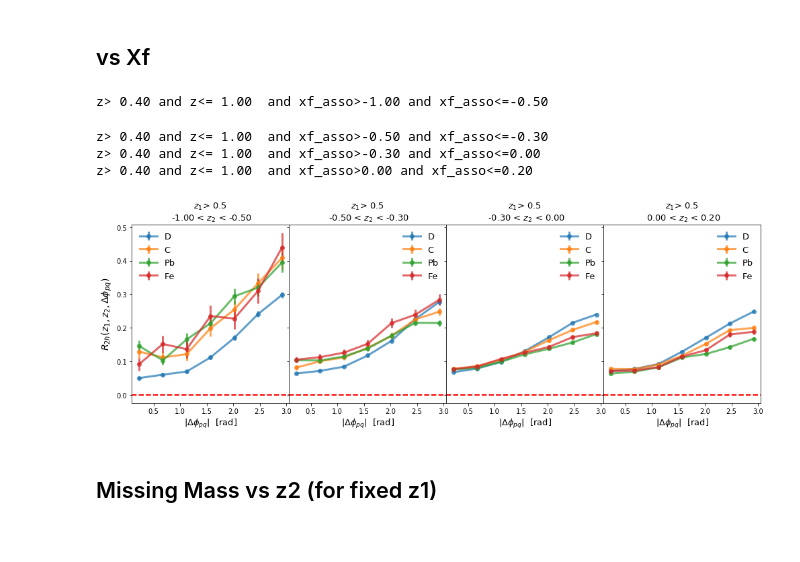
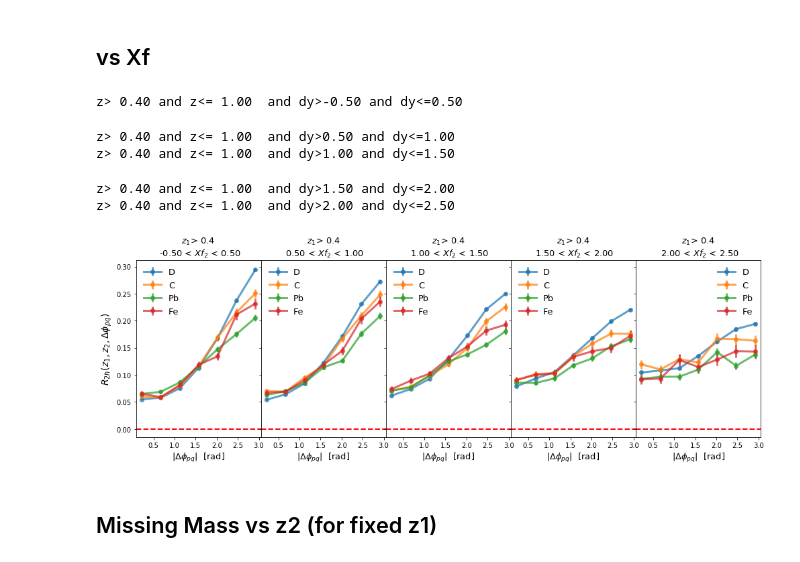
Before and after one commit to miguelignacio/eg2dihadron, a Jupyter notebook: EG2_2picorrelations.ipynb, the cells around one changed output. Drawn from its saved outputs; the diff is of its cells as text; code cells hidden in the pictures.

Commit message:
adding rapidity difference variable in ntuples and in binning of main plots; adding Russian neutrino-experiment data

```diff
--- a/EG2_2picorrelations.ipynb
+++ b/EG2_2picorrelations.ipynb
@@ -23,12 +23,12 @@ class correlation:
     def __init__(self, ntriggers, df, df_mixed):
 
         self.nbins_dphi = 7#32
-        self.nbins_deta = 8#16
+        self.nbins_deta = 18#16
         self.ntriggers = ntriggers
         self.phibins = np.linspace(0, np.pi, self.nbins_dphi+1)#16+1) #was 16+1
         #        self.phibins = np.linspace(-np.pi, np.pi, self.nbins_dphi+1)#16+1) #was 16+1
         #self.etabins = np.linspace(-np.pi, np.pi, self.nbins_deta+1)#16+1) #was 16+1
-        self.etabins = np.linspace(-1, 1, self.nbins_deta+1) #was 16+1
+        self.etabins = np.linspace(-0.5, 4, self.nbins_deta+1) #was 16+1
 
 
         self.bincenters_dphi = [np.mean([x, y]) for (x, y) in zip(self.phibins[:-1], self.phibins[1:])]
@@ -55,10 +55,10 @@ class correlation:
         self.sameh_deta =myHisto(deta, self.etabins) # np.histogram(dphi, self.phibins)[0]
         self.sameh_deta.norm(ntriggers)
         self.mixh_deta  =myHisto(mixed_deta, self.etabins)
-        norm = max(self.mixh_deta.y) #sum(self.mixh_deta.y)/self.nbins_deta
+        norm = sum(self.mixh_deta.y)/self.nbins_deta #sum(self.mixh_deta.y)/self.nbins_deta
         self.mixh_deta.norm(norm)
-        #self.corr_deta     = np.true_divide(self.sameh_deta.y,self.mixh_deta.y)
-        #self.corr_deta_err = np.true_divide(self.sameh_deta.yerr,self.mixh_deta.y)
+        self.corr_deta     = np.true_divide(self.sameh_deta.y,self.mixh_deta.y)
+        self.corr_deta_err = np.true_divide(self.sameh_deta.yerr,self.mixh_deta.y)
 
         # 2D correlations
 
@@ -81,6 +81,10 @@ class correlation:
         self.t, self.t_x = np.histogram(df['t'],range=(0.0,5.0),normed = True, bins=50)
         self.t_mix, self.t_x = np.histogram(df_mixed['t'],range=(0.0,5.0),normed=True,bins=50)
         self.t_x = (self.t_x[1:] + self.t_x[:-1])/2.0
+
+        self.dipion_pt, self.dipion_pt_x = np.histogram(df['dipion_pt'],range=(0.0,2.0),normed = True, bins=50)
+        self.dipion_pt_mix, self.dipion_pt_x = np.histogram(df_mixed['dipion_pt'],range=(0.0,2.0),normed=True,bins=50)
+        self.dipion_pt_x = (self.dipion_pt_x[1:] + self.dipion_pt_x[:-1])/2.0
 
 
     def normalize(self,norma):
@@ -117,8 +121,8 @@ def getRatio(df_A,df_D,df_trigger_A,df_trigger_D, query=''):
     #get number of pions with z>0.5
     norm_A = df_trigger_A.query('z>0.5').shape[0]
     norm_D = df_trigger_D.query('z>0.5').shape[0]
-    y_A, x_conditional = np.histogram(df_A.query('z>0.5 '+query)['z_asso'],bins=np.logspace(np.log10(0.05), np.log10(0.5),10))
-    y_D, x_conditional = np.histogram(df_D.query('z>0.5 '+query)['z_asso'],bins=np.logspace(np.log10(0.05), np.log10(0.5),10))
+    y_A, x_conditional = np.histogram(df_A.query('z>0.5 '+query)['z_asso'],bins=np.logspace(np.log10(0.05), np.log10(0.5),8))
+    y_D, x_conditional = np.histogram(df_D.query('z>0.5 '+query)['z_asso'],bins=np.logspace(np.log10(0.05), np.log10(0.5),8))
     x_conditional = (x_conditional[1:] + x_conditional[:-1])/2.0
     err_A = np.true_divide(np.sqrt(y_A),y_A)
     err_D = np.true_divide(np.sqrt(y_D),y_D)
@@ -128,6 +132,22 @@ def getRatio(df_A,df_D,df_trigger_A,df_trigger_D, query=''):
     error_conditional = np.multiply(ratio_conditional, np.sqrt(np.power(err_A,2.0) + np.power(err_D,2.0)))
 
     return ratio_conditional,error_conditional,x_conditional
+# %%
+def applyCut(inputDataframe, cut, text=None):
+    nbeforecut = inputDataframe.shape[0]
+    cutDataframe = inputDataframe.query(cut)
+    if text:
+        print text, cutDataframe.shape[0], ' (%2.2f '%(100.0*cutDataframe.shape[0]/nbeforecut), '%)'
+    return cutDataframe
+def applyCuts(fullDataframe,name='default',isMC=False):
+    dataframe = fullDataframe
+    print 'Entries before cut ', dataframe.shape[0]
+    dataframe.eval('inelasticity = Nu/5.014', inplace=True)
+    dataframe = applyCut(dataframe, 'Q2>1.0', 'Q2>1.0 :')
+    #dataframe = applyCut(dataframe, 'W>2.0', 'W>2.0 :')
+    dataframe = applyCut(dataframe, 'z>0.4', 'z>0.4 :')
+    dataframe = applyCut(dataframe, 'inelasticity<0.85','inelasticity < 0.85')
+    return dataframe
 # %% [markdown]
 ## Get data from Ntuples to dataframes
 # %%
@@ -158,0 +181,4 @@ df['D_trigger'] = pd.concat([df['D_Pb_trigger'],df['D_Fe_trigger'],df['D_C_trigg
+# %%
+for key in df.keys():
+    print key
+    df[key] = applyCuts(df[key])
@@ -375,15 +495,15 @@ z> 0.50 and z<= 1.00  and z_asso>0.35 and z_asso<=0.50
 # %% [markdown]
 ## vs Xf
 # %%
-fig, axs = plt.subplots(1, 4,sharex=True,sharey=True, figsize=(14,5), gridspec_kw={'wspace':0})
-asso_Edges = [-1.0,-0.5,-0.3,0.0,0.2]
+fig, axs = plt.subplots(1, 5,sharex=True,sharey=True, figsize=(14,5), gridspec_kw={'wspace':0})
+asso_Edges = [-0.5,0.5,1.0,1.5,2.0,2.5]
 #asso_Edges =np.logspace(np.log10(0.05), np.log10(0.5),5)
 
 asso_bins = [(x, y) for (x, y) in zip(asso_Edges[:-1], asso_Edges[1:])]
 
 for j, asso_bin in enumerate(asso_bins):
     query_trigger = 'z> %2.2f and z<= %2.2f '%(0.4,1.0)
-    query_asso = 'xf_asso>%2.2f and xf_asso<=%2.2f'%(asso_bin[0],asso_bin[1])
+    query_asso = 'dy>%2.2f and dy<=%2.2f'%(asso_bin[0],asso_bin[1])
     query_total = query_trigger + ' and '+ query_asso
     print query_total
 
@@ -414,38 +534,39 @@ for j, asso_bin in enumerate(asso_bins):
 
     ##Combined deuterium for plotting purposes
     corr_D = correlation(df['D_trigger'].query(query_trigger).shape[0], df['D'].query(query_total), df['D_mix'].query(query_total))
     corr_D.normalize(np.sum(corr_D.corr_dphi))
 
     #plots:
     #correlations
 
     axs[j].errorbar(corr_D.bincenters_dphi, corr_D.corr_dphi, yerr=corr_D.corr_dphi_err, linewidth=3.0,alpha=0.7,fmt='-o', label='D')
 
 
     #axs[j].errorbar(corr_C.bincenters_dphi, corr_D_C.corr_dphi, yerr=corr_D_C.corr_dphi_err, linewidth=3.0,alpha=0.7,fmt='-o', label='D (C)')
     axs[j].errorbar(corr_C.bincenters_dphi, corr_C.corr_dphi, yerr=corr_C.corr_dphi_err, linewidth=3.0,alpha=0.7,fmt='-o', label='C')
 
     #axs[j].errorbar(corr_Pb.bincenters_dphi, corr_D_Pb.corr_dphi, yerr=corr_D_Pb.corr_dphi_err, linewidth=3.0,alpha=0.7,fmt='-o', label='D (Pb)')
     axs[j].errorbar(corr_Pb.bincenters_dphi, corr_Pb.corr_dphi, yerr=corr_Pb.corr_dphi_err, linewidth=3.0,alpha=0.7,fmt='-o', label='Pb')
 
     #axs[j].errorbar(corr_Fe.bincenters_dphi, corr_D_Fe.corr_dphi, yerr=corr_D_Fe.corr_dphi_err, linewidth=3.0,alpha=0.7,fmt='-o', label='D (Fe)')
     axs[j].errorbar(corr_Fe.bincenters_dphi, corr_Fe.corr_dphi, yerr=corr_Fe.corr_dphi_err, linewidth=3.0,alpha=0.7,fmt='-o', label='Fe')
 
     axs[j].axhline(y=0.0,color='red',linestyle='--')
     axs[j].xaxis.set_label_text("|$\Delta\phi_{pq}$|  [rad]", fontsize=13)
     axs[j].legend(loc='best',frameon=False)
     axs[0].yaxis.set_label_text(r'$R_{2h}(z_{1},z_{2}, \Delta\phi_{pq}) $',fontsize=14)
     axs[j].set_title('$z_{1}$> 0.4 \n %2.2f < $Xf_{2}$ < %2.2f'%(asso_bin[0],asso_bin[1]), fontsize=13)
 
 
 plt.tight_layout()
 plt.savefig('AzimuthalCorrelations_Xfbinning.png')
 # %% [output]
-z> 0.40 and z<= 1.00  and xf_asso>-1.00 and xf_asso<=-0.50
+z> 0.40 and z<= 1.00  and dy>-0.50 and dy<=0.50
-z> 0.40 and z<= 1.00  and xf_asso>-0.50 and xf_asso<=-0.30
-z> 0.40 and z<= 1.00  and xf_asso>-0.30 and xf_asso<=0.00
-z> 0.40 and z<= 1.00  and xf_asso>0.00 and xf_asso<=0.20
+z> 0.40 and z<= 1.00  and dy>0.50 and dy<=1.00
+z> 0.40 and z<= 1.00  and dy>1.00 and dy<=1.50
+z> 0.40 and z<= 1.00  and dy>1.50 and dy<=2.00
+z> 0.40 and z<= 1.00  and dy>2.00 and dy<=2.50
-[figure, old version]
+[figure, new version]
 # %% [markdown]
 ## Missing Mass vs z2 (for fixed z1)
 # %%
```
Also changed, not shown: parts of 20 cells of this notebook, 2 other files.
